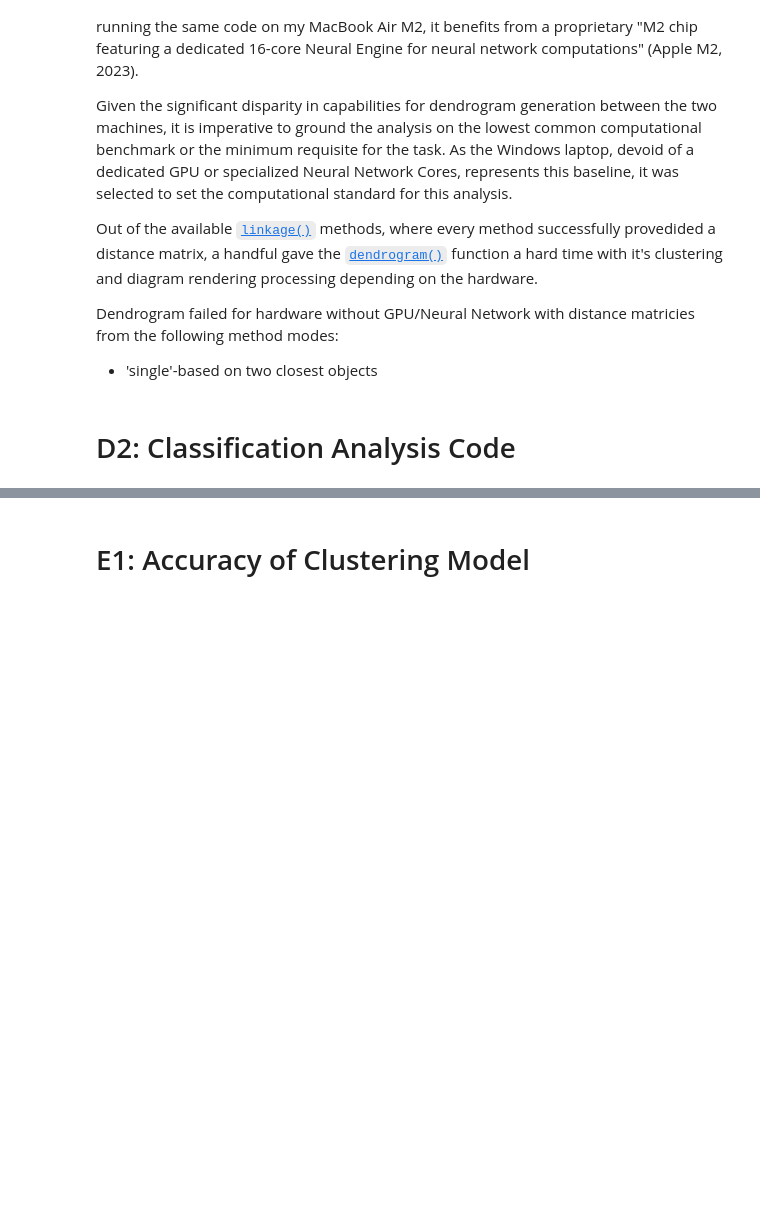
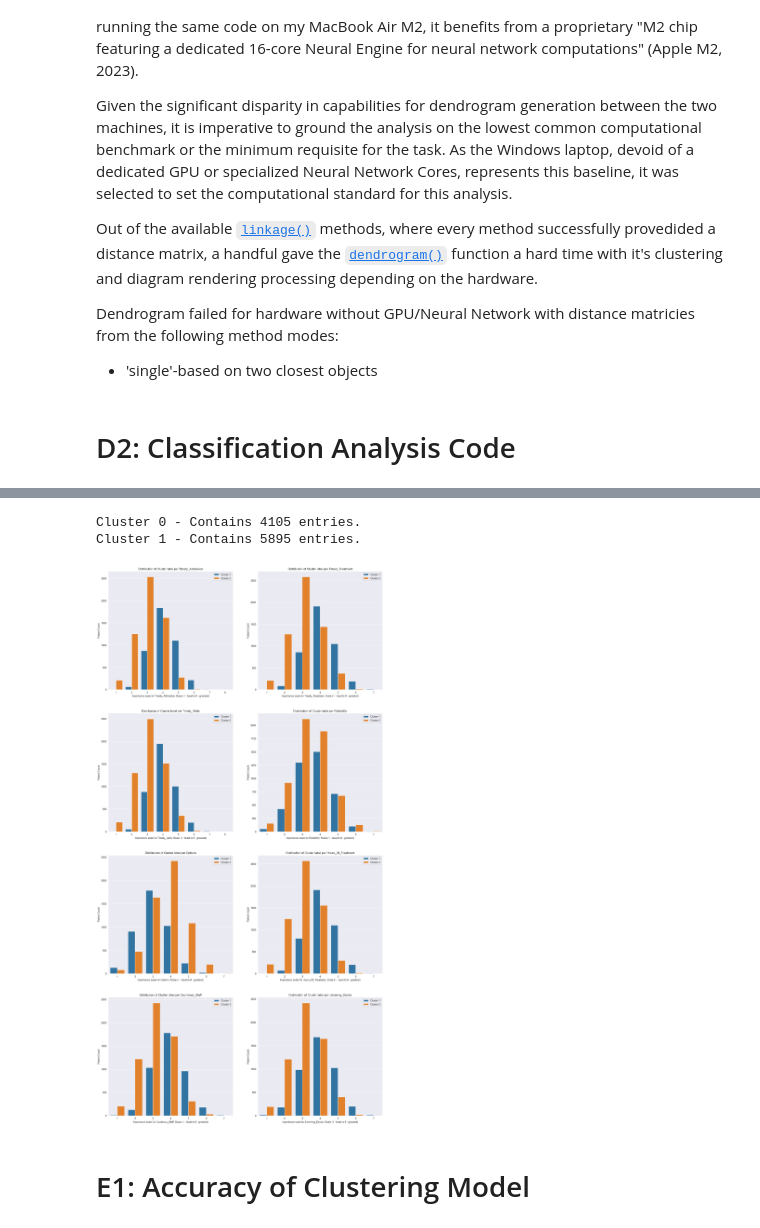
Before and after one commit to CubicleJockey/WGU.MSDA, a Jupyter notebook: Classes/D212 - Data Mining II/D212-ofm3-task1-clustering-techniques.ipynb, the cells around one changed output, grey strips where cells are left out. Cells and saved outputs as stored; diff of their text form; code cells hidden in the pictures; blank space fills up the shorter version.

```diff
--- a/Classes/D212 - Data Mining II/D212-ofm3-task1-clustering-techniques.ipynb
+++ b/Classes/D212 - Data Mining II/D212-ofm3-task1-clustering-techniques.ipynb
@@ -304,12 +308,35 @@ plt.show()
 # %%
 '''
 Function: fcluster(...)
 Documentation: https://docs.scipy.org/doc/scipy/reference/generated/scipy.cluster.hierarchy.fcluster.html
 Description:
     The fcluster function is going to be used to create the labels for the distance matrix.
 '''
 
-survey_data['labels'] = fcluster(survey_distance_matrix, 2, criterion='maxclust')
+cluster_labels = 'labels'
+survey_data[cluster_labels] = fcluster(survey_distance_matrix, 2, criterion='maxclust')
+
+cluster_counts = survey_data[cluster_labels].value_counts().sort_index()
+for i, count in enumerate(cluster_counts):
+    print(f'Cluster {i} - Contains {count} entries.')
+
+#4x2
+plt.figure(figsize=(20,40))
+
+cluster_groups = ['Cluster 1', 'Cluster 2']
+for i, column in enumerate(survey_data.columns):
+    if column == 'labels': continue
+
+    plt.subplot(4, 2, (i+1))
+    plt.title(f'Distribution of Cluster label per {column}')
+    sns.countplot(data=survey_data, x=column, hue=cluster_labels)
+    plt.legend(cluster_groups)
+    plt.ylabel('Patient Count')
+    plt.xlabel(f'Importance scale for {column}. Scale (1 - least to 8 - greatest)')
+# %% [output]
+Cluster 0 - Contains 4105 entries.
+Cluster 1 - Contains 5895 entries.
+[figure, added]
 # %% [markdown]
 <a id="model-accuracy"></a>
 # E1: Accuracy of Clustering Model
```
Also changed, not shown: parts of 3 cells of this notebook.
